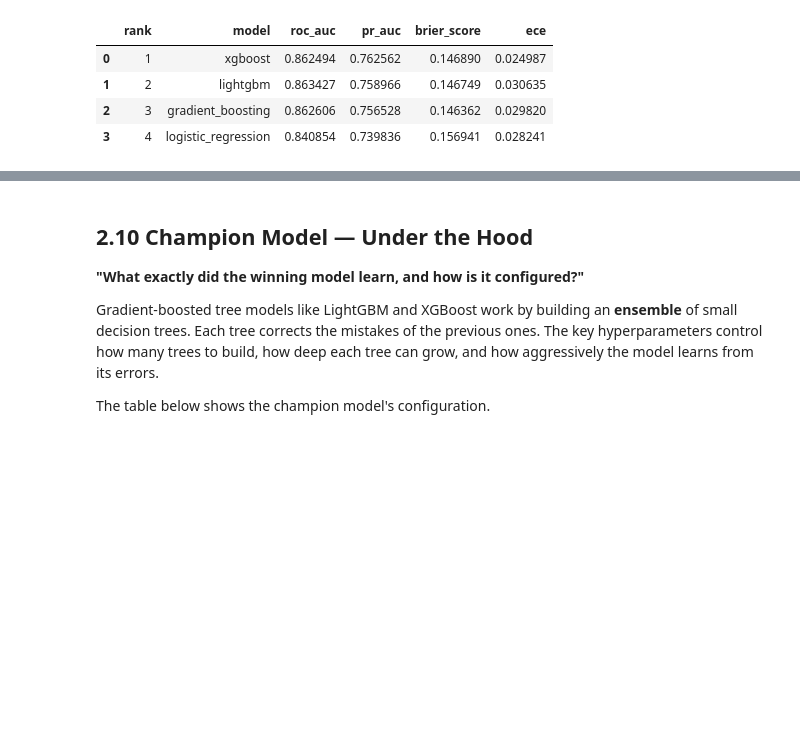
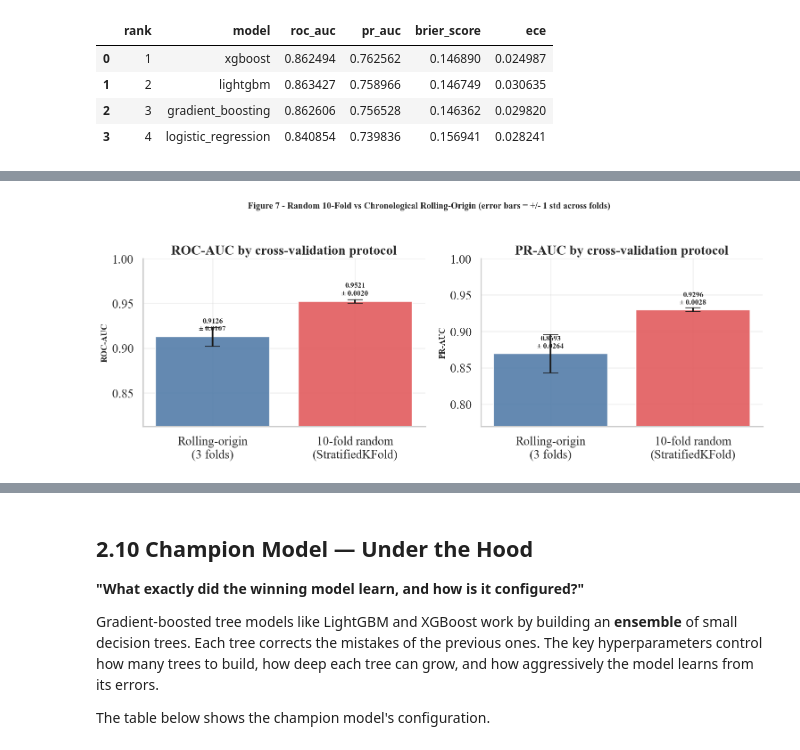
Before and after one commit to Dirkiee09/hotel-cancellation-prediction, a Jupyter notebook: notebooks/02_modeling.ipynb, the cells around one changed output, grey strips where cells are left out. Drawn from its saved outputs; the diff is of its cells as text; code cells hidden in the pictures; blank space fills up the shorter version.

```diff
--- a/notebooks/02_modeling.ipynb
+++ b/notebooks/02_modeling.ipynb
@@ -436,0 +572,97 @@ Paired Bootstrap Significance Tests vs Champion
+# %%
+from src.eval.notebook_utils import save_thesis_figure  # not in cell-2 setup
+# Compare 10-fold vs rolling-origin protocols side by side.
+# Pulls rolling-origin per-fold metrics from the existing artifact written by
+# scripts/train.py, so the comparison reflects the exact numbers used to
+# select the champion (not a re-run).
+
+rolling_path = ctx["root"] / "reports" / "thesis" / "model_family_summary.json"
+family_summary = json.loads(rolling_path.read_text(encoding="utf-8"))
+champion_family = family_summary.get("champion_family", "lightgbm")
+rolling_folds = family_summary.get("rolling_origin_folds", [])
+
+if not rolling_folds:
+    rolling_alt = ctx["root"] / "reports" / "model_selection_summary.json"
+    if rolling_alt.exists():
+        rolling_summary = json.loads(rolling_alt.read_text(encoding="utf-8"))
+        rolling_folds = [r for r in rolling_summary.get("folds", [])
+                          if r.get("model_family") == champion_family]
+
+rolling_df = pd.DataFrame(rolling_folds)
+
+# Build the head-to-head summary
+def _stat(s, fn):
+    return float(fn(s)) if not s.empty else float("nan")
+
+comparison = pd.DataFrame([
+    {
+        "Protocol": "Rolling-origin (3 folds, chronological)",
+        "n_folds": len(rolling_df),
+        "Mean ROC-AUC": _stat(rolling_df.get("roc_auc", pd.Series()), np.mean),
+        "Std ROC-AUC":  _stat(rolling_df.get("roc_auc", pd.Series()), np.std),
+        "Mean PR-AUC":  _stat(rolling_df.get("pr_auc", pd.Series()), np.mean),
+        "Std PR-AUC":   _stat(rolling_df.get("pr_auc", pd.Series()), np.std),
+    },
+    {
+        "Protocol": "10-fold random (StratifiedKFold)",
+        "n_folds": 10,
+        "Mean ROC-AUC": float(cv_10fold["roc_auc"].mean()),
+        "Std ROC-AUC":  float(cv_10fold["roc_auc"].std()),
+        "Mean PR-AUC":  float(cv_10fold["pr_auc"].mean()),
+        "Std PR-AUC":   float(cv_10fold["pr_auc"].std()),
+    },
+])
+
+display(
+    comparison.style
+    .format({
+        "Mean ROC-AUC": "{:.4f}", "Std ROC-AUC": "{:.4f}",
+        "Mean PR-AUC": "{:.4f}", "Std PR-AUC": "{:.4f}",
+        "n_folds": "{:.0f}",
+    })
+    .hide(axis="index")
+    .set_caption("Table 2.9b - CV Protocol Head-to-Head")
+)
+
+# Bar chart with error bars
+fig, axes = plt.subplots(1, 2, figsize=(13, 5))
+metrics = [("roc_auc", "ROC-AUC"), ("pr_auc", "PR-AUC")]
+for ax, (metric_col, label) in zip(axes, metrics):
+    rolling_vals = rolling_df[metric_col] if metric_col in rolling_df.columns else pd.Series()
+    means = [_stat(rolling_vals, np.mean), float(cv_10fold[metric_col].mean())]
+    stds  = [_stat(rolling_vals, np.std),  float(cv_10fold[metric_col].std())]
+    names = ["Rolling-origin\n(3 folds)", "10-fold random\n(StratifiedKFold)"]
+    colors = ["#4e79a7", "#e15759"]
+    bars = ax.bar(names, means, yerr=stds, color=colors, capsize=10,
+                   alpha=0.88, edgecolor="white", linewidth=1.4)
+    for bar, m, s in zip(bars, means, stds):
+        if not np.isnan(m):
+            ax.text(bar.get_x() + bar.get_width() / 2,
+                    bar.get_height() + max(0.005, s * 0.2),
+                    f"{m:.4f}\n± {s:.4f}",
+                    ha="center", va="bottom", fontsize=10, fontweight="bold")
+    ax.set_ylabel(label, fontsize=11)
+    ax.set_title(f"{label} by cross-validation protocol", fontweight="bold")
+    ax.grid(True, axis="y", alpha=0.25)
+    valid_means = [m for m in means if not np.isnan(m)]
+    if valid_means:
+        ax.set_ylim(max(0.0, min(valid_means) - 0.10), min(1.0, max(valid_means) + 0.10))
+
+fig.suptitle("Figure 7 - Random 10-Fold vs Chronological Rolling-Origin "
+              "(error bars = +/- 1 std across folds)",
+              fontsize=12, fontweight="bold", y=1.02)
+fig.tight_layout()
+save_thesis_figure(fig, 7, "cv_protocol_comparison", FIG_DIR)
+plt.show()
+
+# Print the delta so the verdict is unambiguous
+delta_roc = float(cv_10fold["roc_auc"].mean()) - _stat(rolling_df.get("roc_auc", pd.Series()), np.mean)
+delta_pr  = float(cv_10fold["pr_auc"].mean()) - _stat(rolling_df.get("pr_auc", pd.Series()), np.mean)
+print(f"\nDelta (10-fold minus rolling-origin):")
+print(f"  ROC-AUC: {delta_roc:+.4f}")
+print(f"  PR-AUC:  {delta_pr:+.4f}")
+if delta_pr > 0:
+    print("\n=> 10-fold over-estimates PR-AUC vs rolling-origin (expected for temporal data).")
+else:
+    print("\n=> 10-fold is NOT inflated vs rolling-origin on this run - the temporal effect is weak.")
+# %% [output]
@@ -436,0 +673 @@ Paired Bootstrap Significance Tests vs Champion
+[figure, added]
```
Also changed, not shown: parts of 13 cells of this notebook, 17 other files.
